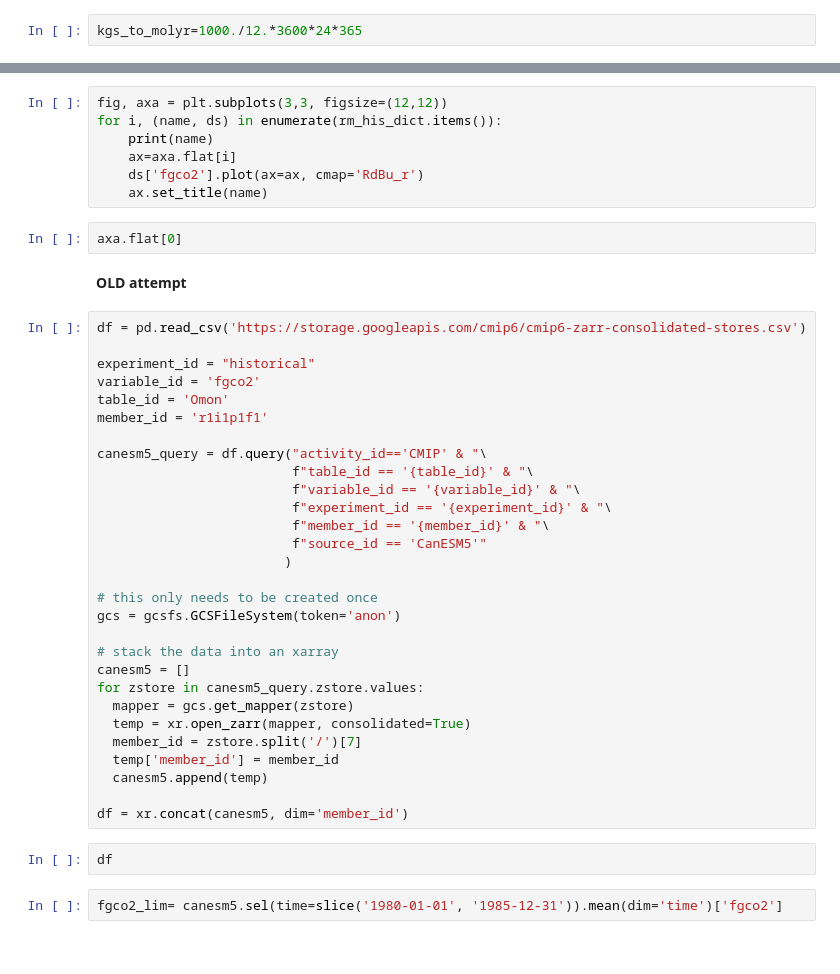
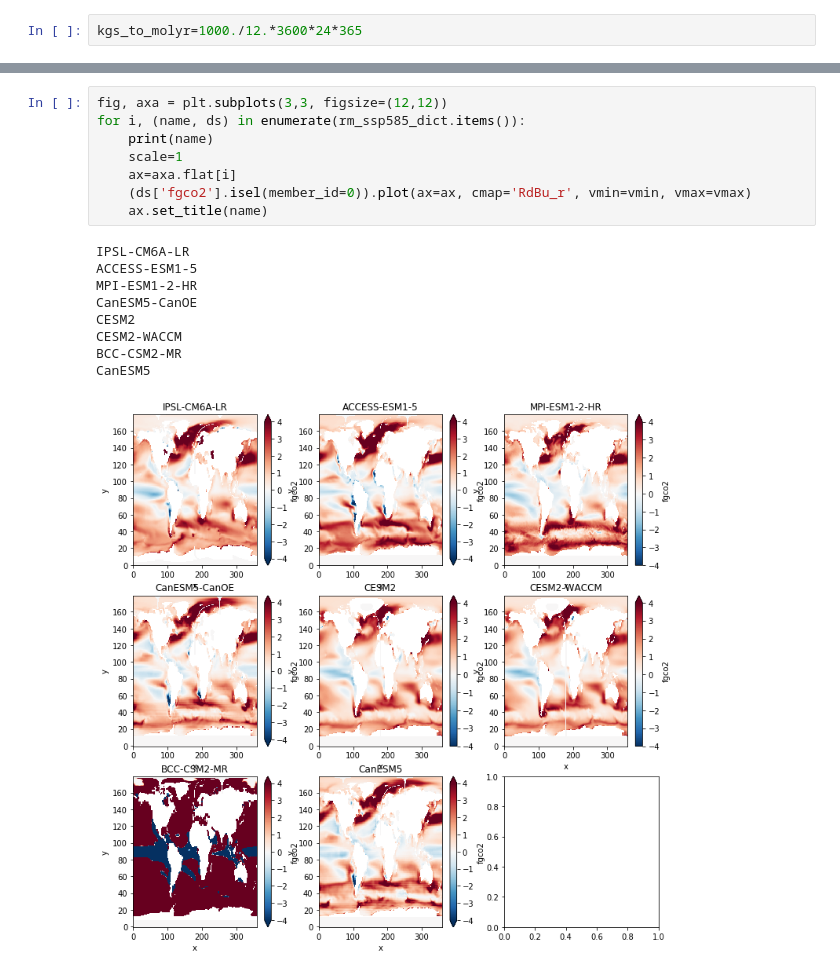
Before and after one commit to swartn/cmip6-test, a Jupyter notebook: cmip6_fgco2.ipynb, the cells around one changed output, grey strips where cells are left out. Drawn from its saved outputs; the diff is of its cells as text.

```diff
--- a/cmip6_fgco2.ipynb
+++ b/cmip6_fgco2.ipynb
@@ -116,44 +271,18 @@ for name, ds in his_dict.items():
 # %%
 fig, axa = plt.subplots(3,3, figsize=(12,12))
-for i, (name, ds) in enumerate(rm_his_dict.items()):
+for i, (name, ds) in enumerate(rm_ssp585_dict.items()):
     print(name)
+    scale=1
     ax=axa.flat[i]
-    ds['fgco2'].plot(ax=ax, cmap='RdBu_r')
+    (ds['fgco2'].isel(member_id=0)).plot(ax=ax, cmap='RdBu_r', vmin=vmin, vmax=vmax)
     ax.set_title(name)
+# %% [output]
+IPSL-CM6A-LR
+ACCESS-ESM1-5
+MPI-ESM1-2-HR
+CanESM5-CanOE
+CESM2
+CESM2-WACCM
+BCC-CSM2-MR
+CanESM5
+[figure, added]
-# %%
-axa.flat[0]
-# %% [markdown]
-**OLD attempt**
-# %%
-df = pd.read_csv('https://storage.googleapis.com/cmip6/cmip6-zarr-consolidated-stores.csv')
-
-experiment_id = "historical"
-variable_id = 'fgco2'
-table_id = 'Omon'
-member_id = 'r1i1p1f1'
-
-canesm5_query = df.query("activity_id=='CMIP' & "\
-                         f"table_id == '{table_id}' & "\
-                         f"variable_id == '{variable_id}' & "\
-                         f"experiment_id == '{experiment_id}' & "\
-                         f"member_id == '{member_id}' & "\
-                         f"source_id == 'CanESM5'"
-                        )
-
-# this only needs to be created once
-gcs = gcsfs.GCSFileSystem(token='anon')
-
-# stack the data into an xarray
-canesm5 = []
-for zstore in canesm5_query.zstore.values:
-  mapper = gcs.get_mapper(zstore)
-  temp = xr.open_zarr(mapper, consolidated=True)
-  member_id = zstore.split('/')[7]
-  temp['member_id'] = member_id
-  canesm5.append(temp)
-
-df = xr.concat(canesm5, dim='member_id')
-# %%
-df
-# %%
-fgco2_lim= canesm5.sel(time=slice('1980-01-01', '1985-12-31')).mean(dim='time')['fgco2']
```
Also changed, not shown: parts of 18 cells of this notebook.
